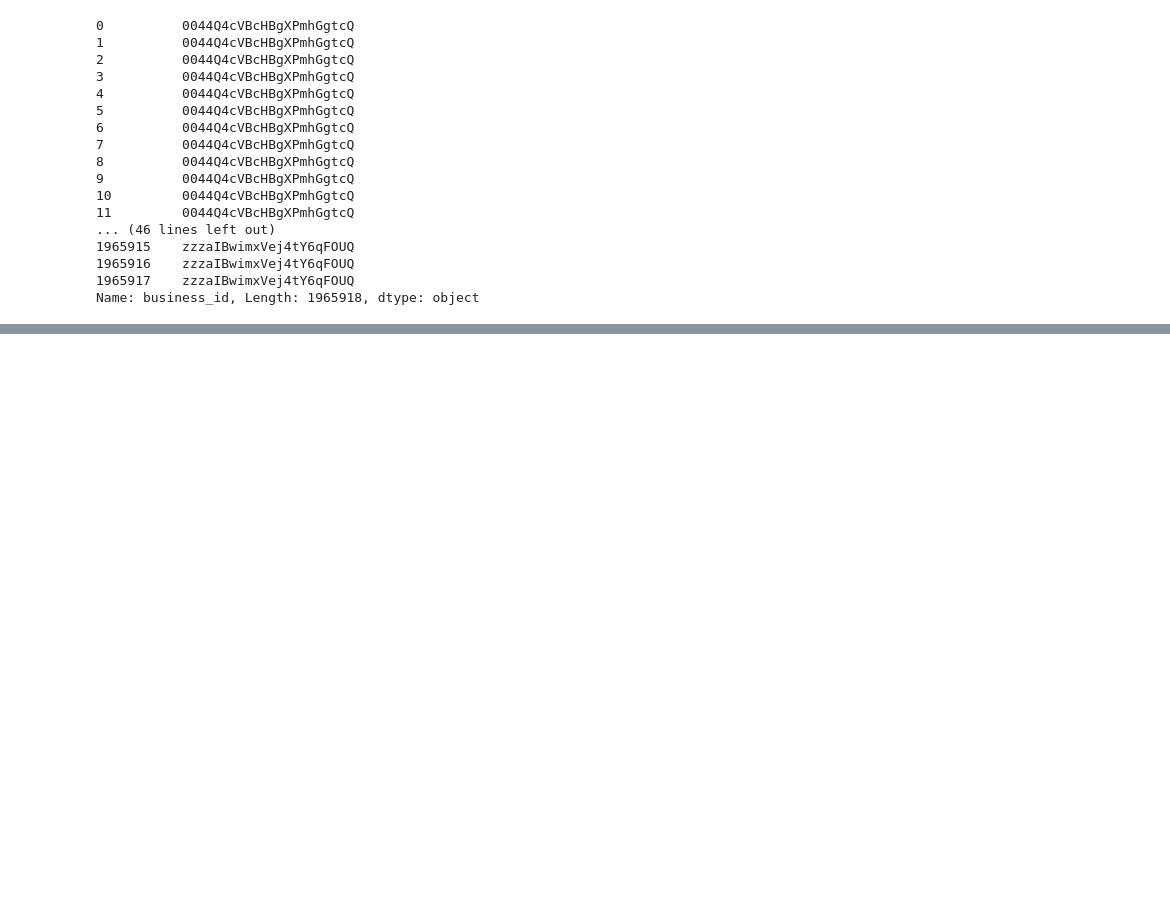
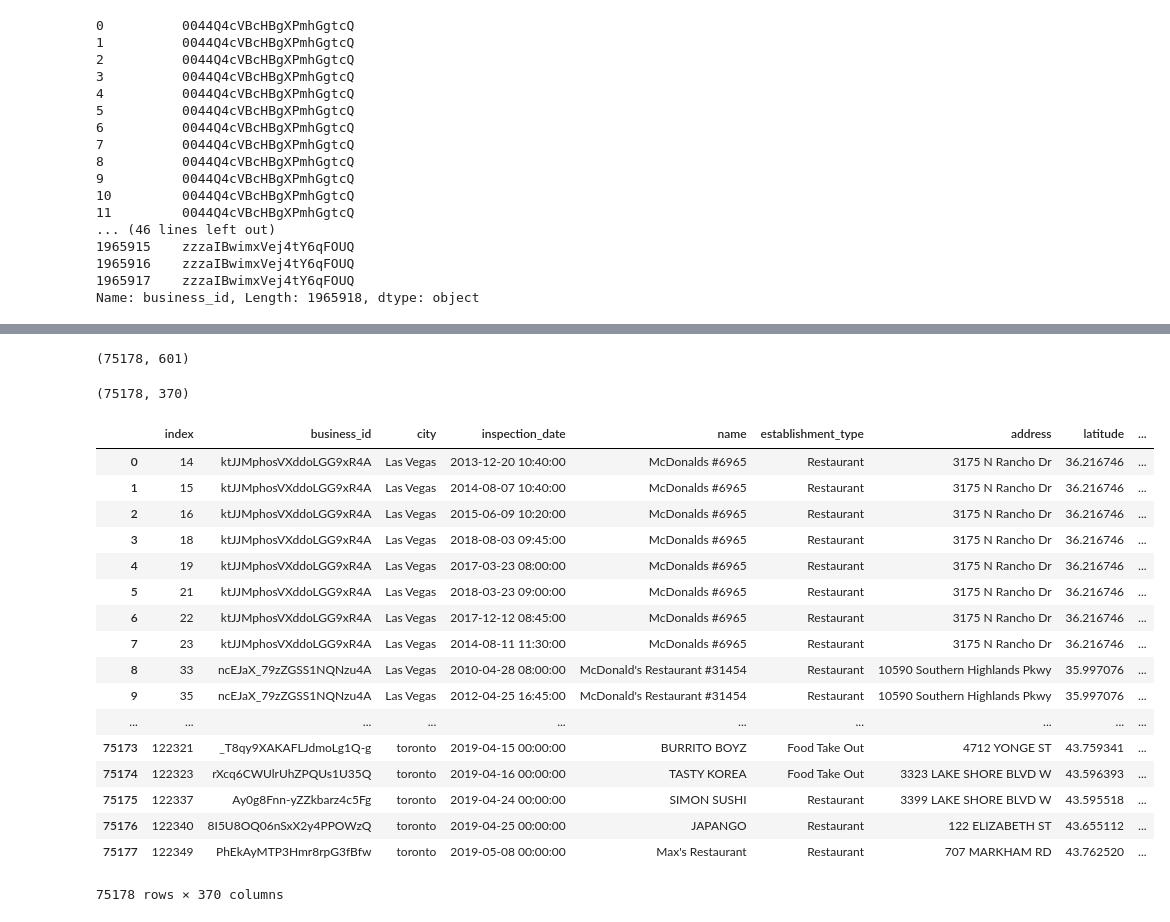
Before and after one commit to meiguan/yelp_abcs, a Jupyter notebook: stag/Aggregate_review_metrics.ipynb, the cells around one changed output, grey strips where cells are left out. Cells and saved outputs as stored; diff of their text form; code cells hidden in the pictures; blank space fills up the shorter version.

Commit message:
update to clean categories

```diff
--- a/stag/Aggregate_review_metrics.ipynb
+++ b/stag/Aggregate_review_metrics.ipynb
@@ -182,0 +291,2 @@ Timestamp('2016-06-07 20:00:00')
+# %%
+master_df_2 = pd.merge(master_df_2, sentiment_mean, on=['business_id', 'inspection_date'])
@@ -182,0 +306,2 @@ Timestamp('2016-06-07 20:00:00')
+# %%
+cat_df = pd.read_sql('''SELECT * FROM clean.business_dummied_categories''', con)
@@ -182,0 +937,2 @@ Timestamp('2016-06-07 20:00:00')
+# %%
+master_df_3 = pd.merge(master_df_2, cat_df2, on='business_id')
@@ -182,0 +952,31 @@ Timestamp('2016-06-07 20:00:00')
+# %%
+master_df_3.shape
+# %% [output]
+(75178, 601)
+# %%
+master_df_3.loc[:, (master_df_3 != 0).any(axis=0)].shape
+# %% [output]
+(75178, 370)
+# %%
+master_df_3 = master_df_3.loc[:, (master_df_3 != 0).any(axis=0)]
+# %%
+master_df_3
+# %% [output]
+|  | index | business_id | city | inspection_date | name | establishment_type | address | latitude | ... |
+| 0 | 14 | ktJJMphosVXddoLGG9xR4A | Las Vegas | 2013-12-20 10:40:00 | McDonalds #6965 | Restaurant | 3175 N Rancho Dr | 36.216746 | ... |
+| 1 | 15 | ktJJMphosVXddoLGG9xR4A | Las Vegas | 2014-08-07 10:40:00 | McDonalds #6965 | Restaurant | 3175 N Rancho Dr | 36.216746 | ... |
+| 2 | 16 | ktJJMphosVXddoLGG9xR4A | Las Vegas | 2015-06-09 10:20:00 | McDonalds #6965 | Restaurant | 3175 N Rancho Dr | 36.216746 | ... |
+| 3 | 18 | ktJJMphosVXddoLGG9xR4A | Las Vegas | 2018-08-03 09:45:00 | McDonalds #6965 | Restaurant | 3175 N Rancho Dr | 36.216746 | ... |
+| 4 | 19 | ktJJMphosVXddoLGG9xR4A | Las Vegas | 2017-03-23 08:00:00 | McDonalds #6965 | Restaurant | 3175 N Rancho Dr | 36.216746 | ... |
+| 5 | 21 | ktJJMphosVXddoLGG9xR4A | Las Vegas | 2018-03-23 09:00:00 | McDonalds #6965 | Restaurant | 3175 N Rancho Dr | 36.216746 | ... |
+| 6 | 22 | ktJJMphosVXddoLGG9xR4A | Las Vegas | 2017-12-12 08:45:00 | McDonalds #6965 | Restaurant | 3175 N Rancho Dr | 36.216746 | ... |
+| 7 | 23 | ktJJMphosVXddoLGG9xR4A | Las Vegas | 2014-08-11 11:30:00 | McDonalds #6965 | Restaurant | 3175 N Rancho Dr | 36.216746 | ... |
+| 8 | 33 | ncEJaX_79zZGSS1NQNzu4A | Las Vegas | 2010-04-28 08:00:00 | McDonald's Restaurant #31454 | Restaurant | 10590 Southern Highlands Pkwy | 35.997076 | ... |
+| 9 | 35 | ncEJaX_79zZGSS1NQNzu4A | Las Vegas | 2012-04-25 16:45:00 | McDonald's Restaurant #31454 | Restaurant | 10590 Southern Highlands Pkwy | 35.997076 | ... |
+| ... | ... | ... | ... | ... | ... | ... | ... | ... | ... |
+| 75173 | 122321 | _T8qy9XAKAFLJdmoLg1Q-g | toronto | 2019-04-15 00:00:00 | BURRITO BOYZ | Food Take Out | 4712 YONGE ST | 43.759341 | ... |
+| 75174 | 122323 | rXcq6CWUlrUhZPQUs1U35Q | toronto | 2019-04-16 00:00:00 | TASTY KOREA | Food Take Out | 3323 LAKE SHORE BLVD W | 43.596393 | ... |
+| 75175 | 122337 | Ay0g8Fnn-yZZkbarz4c5Fg | toronto | 2019-04-24 00:00:00 | SIMON SUSHI | Restaurant | 3399 LAKE SHORE BLVD W | 43.595518 | ... |
+| 75176 | 122340 | 8I5U8OQ06nSxX2y4PPOWzQ | toronto | 2019-04-25 00:00:00 | JAPANGO | Restaurant | 122 ELIZABETH ST | 43.655112 | ... |
+| 75177 | 122349 | PhEkAyMTP3Hmr8rpG3fBfw | toronto | 2019-05-08 00:00:00 | Max's Restaurant | Restaurant | 707 MARKHAM RD | 43.762520 | ... |
+75178 rows × 370 columns
```
Also changed, not shown: parts of 56 cells of this notebook, 1 other file.
